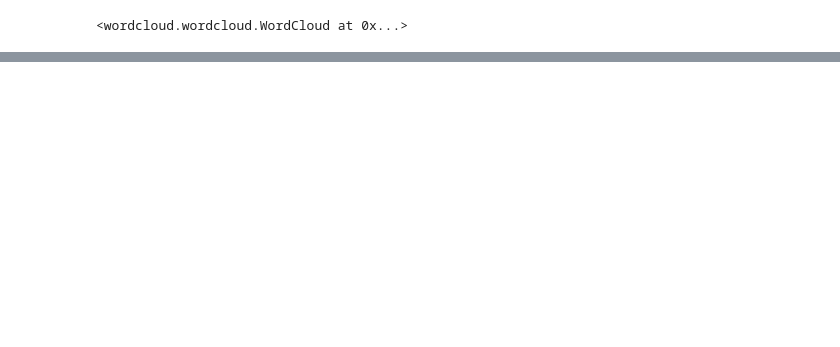
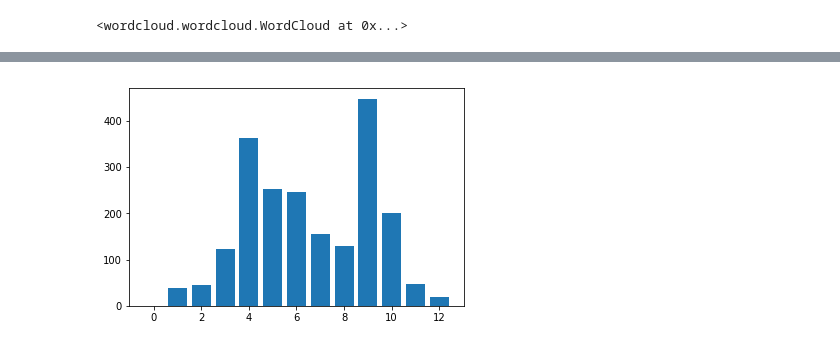
Before and after one commit to AgentschapPlantentuinMeise/iNatBioblitzes, a Jupyter notebook: iNatProjDesc.ipynb, the cells around one changed output, grey strips where cells are left out. Saved outputs shown, nothing was run; the diff lists cells and outputs as text; code cells hidden in the pictures; blank space fills up the shorter version.

```diff
--- a/iNatProjDesc.ipynb
+++ b/iNatProjDesc.ipynb
@@ -96,0 +130,23 @@ wordcloud.to_file("wordcloud.jpg")
+# %%
+monthOfTheYear = {}
+monthOfTheYear[0] = 0
+monthOfTheYear[1] = 0
+monthOfTheYear[2] = 0
+monthOfTheYear[3] = 0
+monthOfTheYear[4] = 0
+monthOfTheYear[5] = 0
+monthOfTheYear[6] = 0
+monthOfTheYear[7] = 0
+monthOfTheYear[8] = 0
+monthOfTheYear[9] = 0
+monthOfTheYear[10] = 0
+monthOfTheYear[11] = 0
+monthOfTheYear[12] = 0
+weekday ={}
+weekday[0] = 0
+weekday[1] = 0
+weekday[2] = 0
+weekday[3] = 0
+weekday[4] = 0
+weekday[5] = 0
+weekday[6] = 0
@@ -96,0 +186,5 @@ wordcloud.to_file("wordcloud.jpg")
+# %%
+plt.bar(*zip(*monthOfTheYear.items()))
+plt.show()
+# %% [output]
+[figure, added]
```
Also changed, not shown: parts of 14 cells of this notebook, 7 other files.
